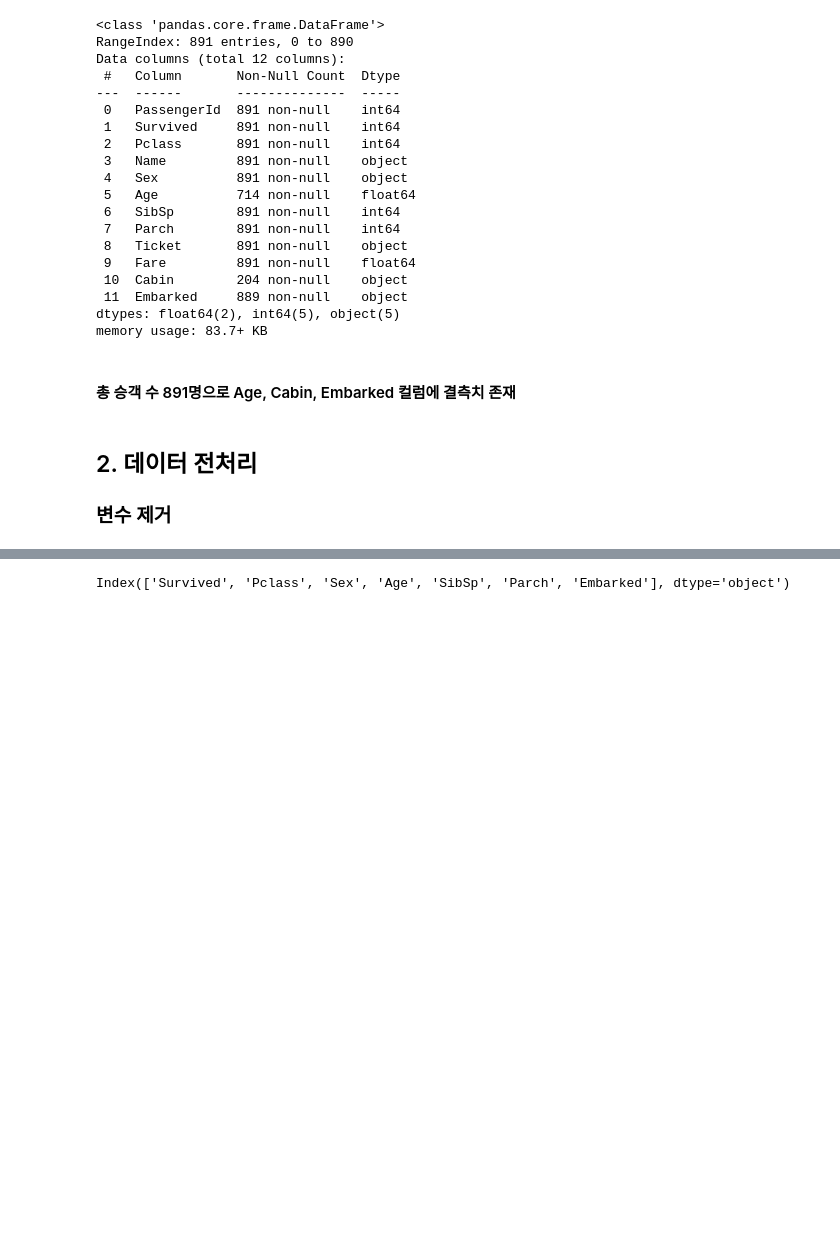
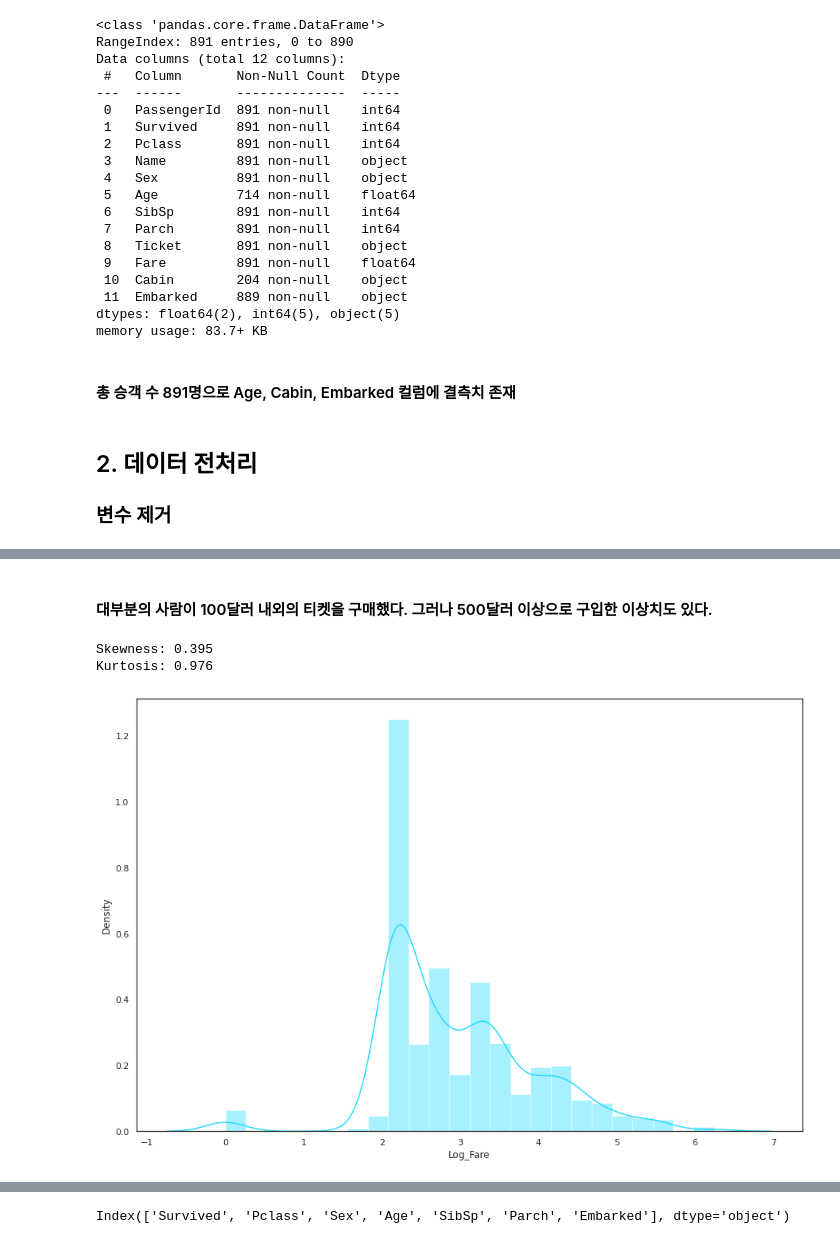
Before and after one commit to nanum9/AIFFEL_online2nd, a Jupyter notebook: Exploration/[E-05]/[E-05]Titanic_survival_rate.ipynb, the cells around one changed output, grey strips where cells are left out. Saved outputs shown, nothing was run; the diff lists cells and outputs as text; code cells hidden in the pictures; blank space fills up the shorter version.

```diff
--- a/Exploration/[E-05]/[E-05]Titanic_survival_rate.ipynb
+++ b/Exploration/[E-05]/[E-05]Titanic_survival_rate.ipynb
@@ -93,0 +115,15 @@ memory usage: 83.7+ KB
+# %% [markdown]
+#### 대부분의 사람이 100달러 내외의 티켓을 구매했다. 그러나 500달러 이상으로 구입한 이상치도 있다.
+# %%
+train_df["Log_Fare"] = np.log1p(train_df["Fare"])
+
+f, ax = plt.subplots(figsize = (15, 10))
+
+sns.distplot(train_df["Log_Fare"])
+
+print("Skewness: {:.3f}".format(train_df["Log_Fare"].skew()))
+print("Kurtosis: {:.3f}".format(train_df["Log_Fare"].kurt()))
+# %% [output]
+Skewness: 0.395
+Kurtosis: 0.976
+[figure, added]
```
Also changed, not shown: parts of 28 cells of this notebook.
